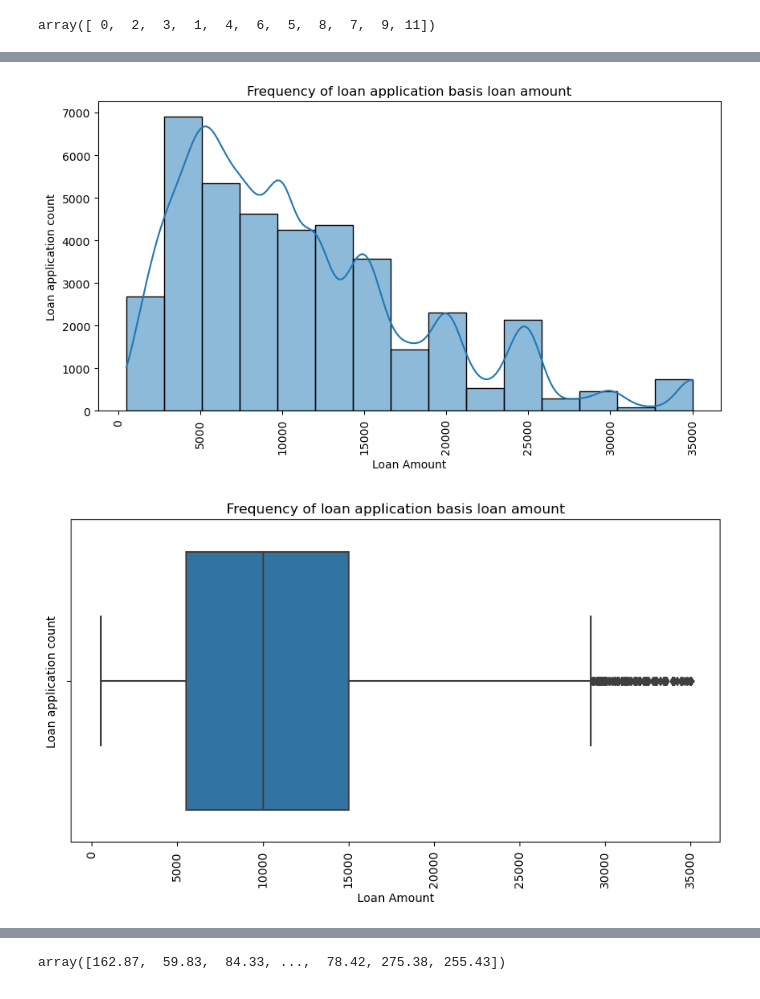
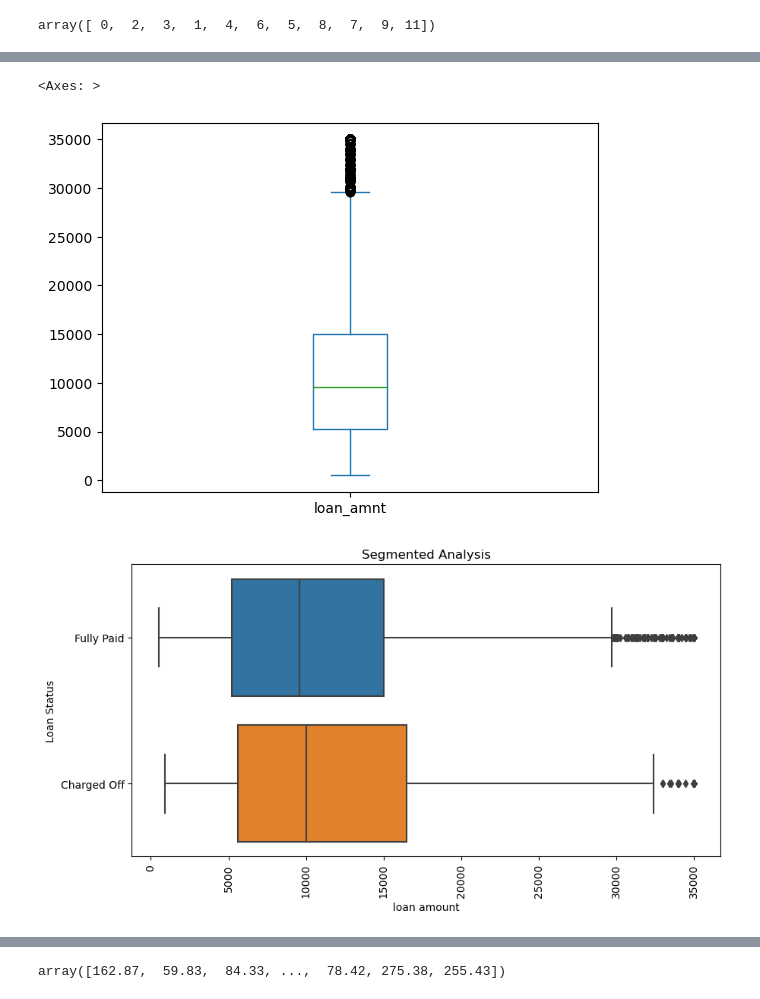
Before and after one commit to arijeetsaha/Lending_Club_Case_Study, a Jupyter notebook: Arijeet.ipynb, the cells around one changed output, grey strips where cells are left out. Saved outputs shown, nothing was run; the diff lists cells and outputs as text; code cells hidden in the pictures.

```diff
--- a/Arijeet.ipynb
+++ b/Arijeet.ipynb
@@ -240,4 +298,6 @@ only first 3 digits of the Zipcode is provided. So this can be dropped.
 # %%
-# Dropping columns which has no relevance for charged off analysis
+# Dropping columns which has no relevance for charged off analysis based on their definition
 
-df_clean.drop(columns=['url', 'desc', 'title', 'zip_code','earliest_cr_line','issue_d'], inplace=True)
+# collection_recovery_fee - Since this field signifies the recovery amount which is collected after the chargeoff, this does not have to do anything with analysis. So this field can be dropped.
+
+df_clean.drop(columns=['url', 'desc', 'title', 'zip_code','earliest_cr_line','issue_d','member_id','recoveries','collection_recovery_fee'], inplace=True)
@@ -356,0 +461,8 @@ df_clean.shape
+# %%
+# Check all columns with a single value
+
+columns_single_val=df_clean.columns[df_clean.nunique() == 1]
+
+print(columns_single_val)
+
+print('Number of columns with missing values: ', columns_single_val.size)
@@ -356,0 +472,2 @@ df_clean.shape
+# %%
+df_clean.drop(columns=columns_single_val, inplace=True)
@@ -1390,2 +1570,0 @@ So this field can be dropped.
-# %%
-df_clean.drop(columns="collection_recovery_fee", inplace=True)
@@ -1457,24 +1657,13 @@ The boxplot shows that borrowers who have atleast one instance of delinquency fo
 # %%
-# Distribution Plot
+# Distribution of loan borrowed amount across all loans
 
-plt.figure(figsize=(10,5))
-sns.histplot(data=df_clean, x="loan_amnt", bins=15, kde=True)
-plt.xticks(rotation=90)
-plt.xlabel("Loan Amount")
-plt.ylabel("Loan application count")
-plt.title("Frequency of loan application basis loan amount")
-plt.show()
+df_clean.loan_amnt.plot.box()
 # %% [output]
+<Axes: >
-[figure, old version]
+[figure, new version]
 # %%
-# Box Plot
+# Box plot to analyze how dti can affect the loan getting defaulted.
 
-plt.figure(figsize=(10,5))
-sns.boxplot(data=df_clean, x="loan_amnt")
-plt.xticks(rotation=90)
-plt.xlabel("Loan Amount")
-plt.ylabel("Loan application count")
-plt.title("Frequency of loan application basis loan amount")
-plt.show()
+boxplot(df_clean, xlabel="loan amount", ylabel="Loan Status", title="Segmented Analysis" , xattr="loan_amnt",yattr="loan_status")
 # %% [output]
-[figure, old version]
+[figure, new version]
```
Also changed, not shown: parts of 127 cells of this notebook.
